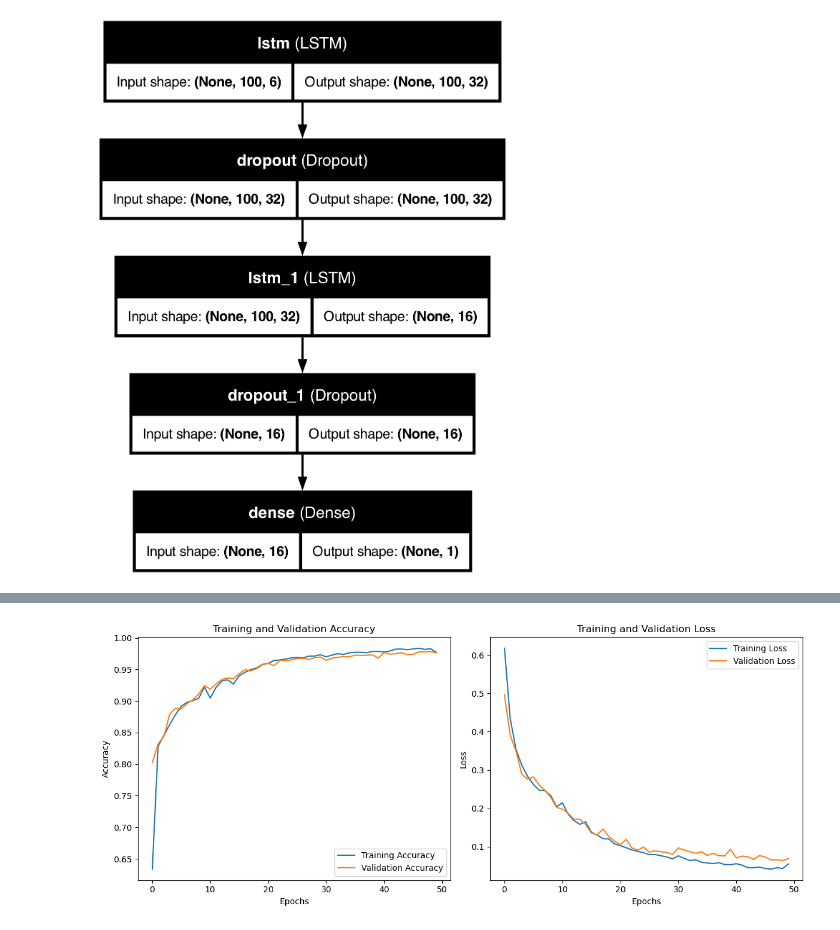
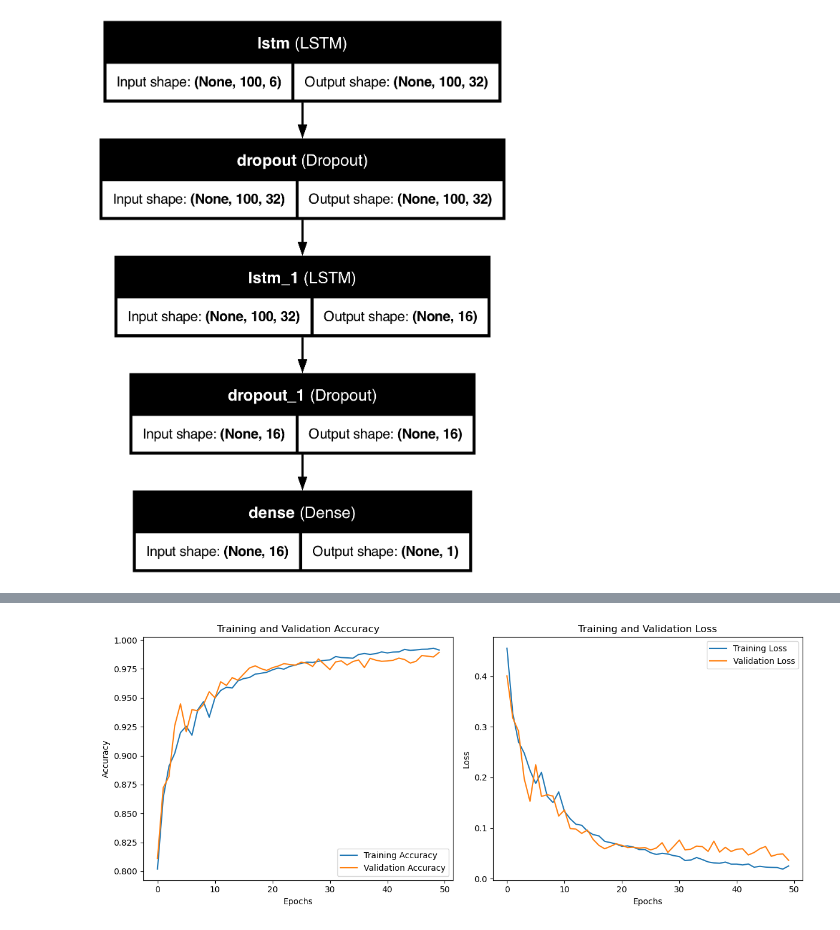
Before and after one commit to epilog-swu/AI, a Jupyter notebook: app/static/learning/learning.ipynb, the cells around one changed output, grey strips where cells are left out. Drawn from its saved outputs; the diff is of its cells as text; code cells hidden in the pictures.

Commit message:
feat/#11: batch size 줄이고 재학습 후 배포

```diff
--- a/app/static/learning/learning.ipynb
+++ b/app/static/learning/learning.ipynb
@@ -124,7 +124,7 @@ def generator(X, y, window_size):
     for i in range(len(y)):
         yield X[i], y[i]
 
-batch_size = 512
+batch_size = 32
 
 dataset = tf.data.Dataset.from_generator(
     lambda: generator(X_windows, y_windows, window_size),
@@ -134,20 +134,15 @@ dataset = tf.data.Dataset.from_generator(
     )
 )
 # %%
-# 먼저 전체 데이터의 70%를 train set, 30%를 temp set으로 나눕니다.
 X_train, X_temp, y_train, y_temp = train_test_split(X_windows, y_windows, test_size=0.3, random_state=42)
 
-# 이제 temp 데이터를 다시 2:1로 나눠서 20%는 validation, 10%는 test로 사용합니다.
 X_val, X_test, y_val, y_test = train_test_split(X_temp, y_temp, test_size=0.33, random_state=42)
-# 0.33을 사용하면 X_temp의 약 33%가 test set이 되므로, 전체 데이터의 10%가 test set으로 할당됩니다.
 
-# 이제 TensorFlow 데이터셋으로 변환합니다.
 train_dataset = tf.data.Dataset.from_tensor_slices((X_train, y_train))
 val_dataset = tf.data.Dataset.from_tensor_slices((X_val, y_val))
 test_dataset = tf.data.Dataset.from_tensor_slices((X_test, y_test))
 
-# 데이터셋을 학습을 위해 전처리합니다.
-train_dataset = train_dataset.shuffle(buffer_size=512).batch(batch_size).repeat().prefetch(tf.data.AUTOTUNE)
+train_dataset = train_dataset.batch(batch_size).repeat().prefetch(tf.data.AUTOTUNE)
 val_dataset = val_dataset.batch(batch_size).prefetch(tf.data.AUTOTUNE)
 test_dataset = test_dataset.batch(batch_size).prefetch(tf.data.AUTOTUNE)
 # %%
@@ -197,31 +192,31 @@ Epoch 50/50
 # %%
 import matplotlib.pyplot as plt
 
 def plot_training_history(history, save=None):
     plt.figure(figsize=(12, 5))
 
     plt.subplot(1, 2, 1)
     plt.plot(history.history['accuracy'], label='Training Accuracy')
     plt.plot(history.history['val_accuracy'], label='Validation Accuracy')
     plt.title('Training and Validation Accuracy')
     plt.xlabel('Epochs')
     plt.ylabel('Accuracy')
     plt.legend()
 
     plt.subplot(1, 2, 2)
     plt.plot(history.history['loss'], label='Training Loss')
     plt.plot(history.history['val_loss'], label='Validation Loss')
     plt.title('Training and Validation Loss')
     plt.xlabel('Epochs')
     plt.ylabel('Loss')
     plt.legend()
 
     plt.tight_layout()
     plt.show()
 
-plot_training_history(history, save="../images/learning_result/result7.png")
+plot_training_history(history, save="../images/learning_result/result8.png")
 # %% [output]
-[figure, old version]
+[figure, new version]
 # %%
 import numpy as np
 from sklearn.metrics import confusion_matrix, classification_report, accuracy_score
```
Also changed, not shown: parts of 4 cells of this notebook, 4 other files.
